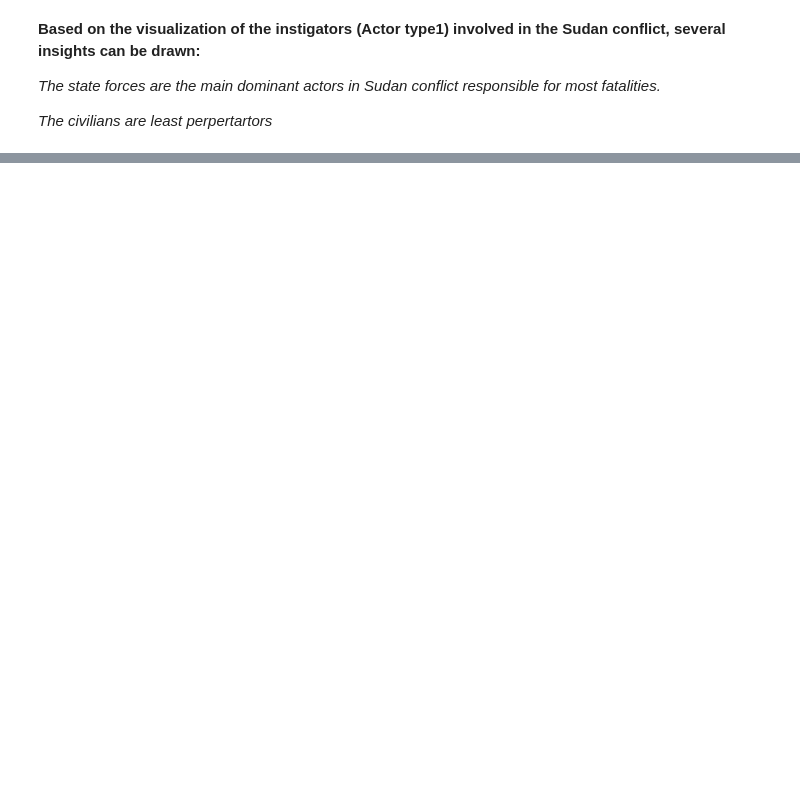
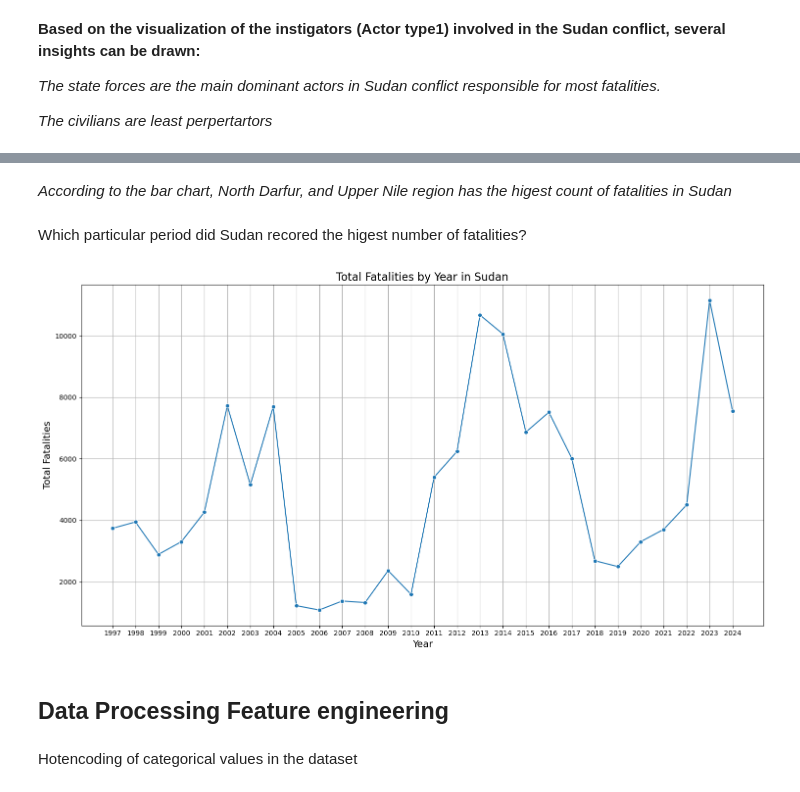
Before and after one commit to pmachieng/P_3_project, a Jupyter notebook: index.ipynb.ipynb, the cells around one changed output, grey strips where cells are left out. Saved outputs shown, nothing was run; the diff lists cells and outputs as text; code cells hidden in the pictures; blank space fills up the shorter version.

```diff
--- a/index.ipynb.ipynb
+++ b/index.ipynb.ipynb
@@ -632,0 +294,21 @@ Mean Squared Error: 14843931.931316573
+# %% [markdown]
+_According to the bar chart, North Darfur, and Upper Nile region has the higest count of fatalities in Sudan_
+# %% [markdown]
+ Which particular period did Sudan recored the higest number of fatalities?
+# %%
+# Aggregate fatalities by year
+fatalities_by_year = df_selected.groupby('year')['fatalities'].sum().reset_index()
+# Create the plot using seaborn (Alternative, often preferred for aesthetics)
+plt.figure(figsize=(15, 8))
+sns.lineplot(x='year', y='fatalities', data=fatalities_by_year, marker='o') #using seaborn lineplot
+plt.title('Total Fatalities by Year in Sudan', fontsize=16)
+plt.xlabel('Year', fontsize=14)
+plt.ylabel('Total Fatalities', fontsize=14)
+plt.xticks(fatalities_by_year['year']) #Set x ticks to be the years
+plt.grid(True)
+plt.tight_layout()
+plt.show()
+# %% [output]
+[figure, added]
+# %% [markdown]
+## Data Processing Feature engineering ##
@@ -632,0 +319,2 @@ Mean Squared Error: 14843931.931316573
+# %% [markdown]
+Hotencoding of categorical values in the dataset
```
Also changed, not shown: parts of 79 cells of this notebook, 3 other files.
